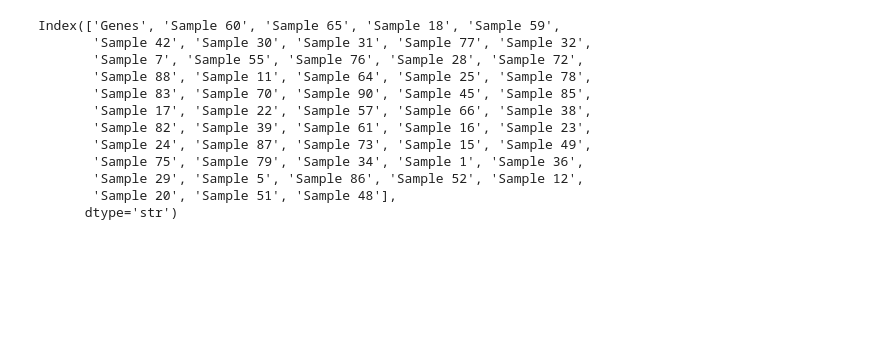
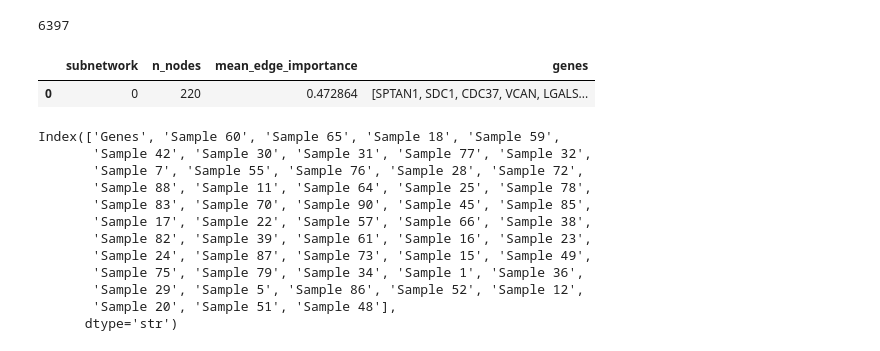
Before and after one commit to paulaliv/AAA_project, a Jupyter notebook: Gnn_explainer_results.ipynb, the cells around one changed output. Saved outputs shown, nothing was run; the diff lists cells and outputs as text; code cells hidden in the pictures; blank space fills up the shorter version.

Commit message:
make changes to baseline graph model

```diff
--- a/Gnn_explainer_results.ipynb
+++ b/Gnn_explainer_results.ipynb
@@ -14,3 +14,14 @@ graphs_tissue = torch.load("PR80_30/proteins_graphs_400_tissue.pt", weights_only
 ## dir loading
 plasma_data = pd.read_excel('PR80_30/plasma_data_imputed_30.xlsx')
 tissue_data = pd.read_excel('PR80_30/tissue_data_imputed_30.xlsx')
+# %%
+def node_to_edge_importance(edge_index, node_importance):
+    source = edge_index[0]
+    target = edge_index[1]
+
+    edge_importance = (
+                              node_importance[source] +
+                              node_importance[target]
+                      ) / 2.0
+
+    return edge_importance
@@ -16,0 +323,19 @@ tissue_data = pd.read_excel('PR80_30/tissue_data_imputed_30.xlsx')
+# %%
+######## get neat gnn_explainer results
+idx_to_gene_tissue = dict(
+    zip(gene_to_idx_tissue["idx"], gene_to_idx_tissue["Gene"])
+)
+idx_to_gene_plasma = dict(
+    zip(gene_to_idx_plasma["idx"], gene_to_idx_plasma["Gene"])
+)
+
+g0_plasma = graphs_plasma[0]
+g0_tissue = graphs_tissue[0]
+
+edge_index_tissue = g0_tissue.edge_index
+edge_index_plasma = g0_plasma.edge_index
+
+tissue_explanations_df = pd.read_csv("training_plots/orth_recon_task/tissue_gnn_explainer_results.csv")
+plasma_explanations_df  = pd.read_csv("training_plots/orth_recon_task/plasma_gnn_explainer_results.csv")
+tissue_explanations_private_df = pd.read_csv("training_plots/orth_recon_task/tissue_gnn_explainer_results_private.csv")
+plasma_explanations_private_df = pd.read_csv("training_plots/orth_recon_task/plasma_gnn_explainer_results_private.csv")
@@ -17,3 +517,12 @@ tissue_data = pd.read_excel('PR80_30/tissue_data_imputed_30.xlsx')
+# %%
+print(len(background_genes_tissue))
+# %% [output]
+6397
+# %%
+subnetworks_tissue_global[subnetworks_tissue_global["subnetwork"]==0].head()
+# %% [output]
+|  | subnetwork | n_nodes | mean_edge_importance | genes |
+| 0 | 0 | 220 | 0.472864 | [SPTAN1, SDC1, CDC37, VCAN, LGALS... |
 # %%
 plasma_data.columns
 # %% [output]
```
Also changed, not shown: parts of 6 cells of this notebook, 26 other files.
